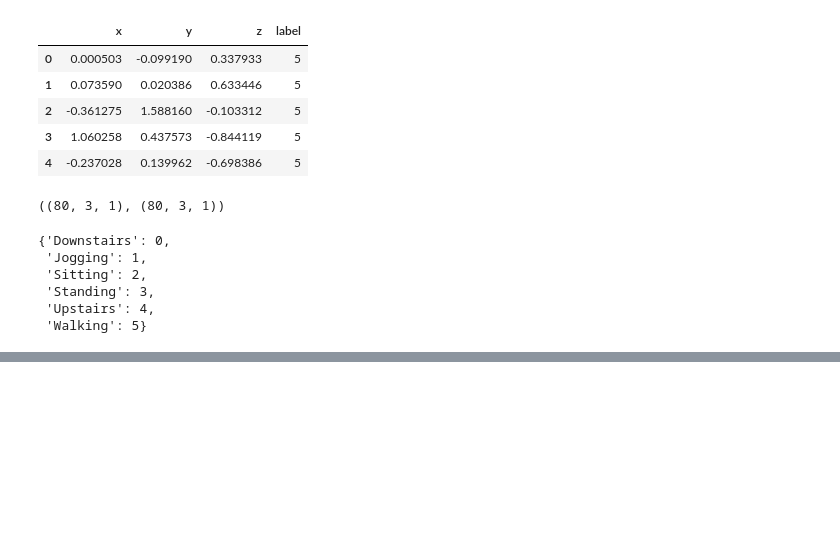
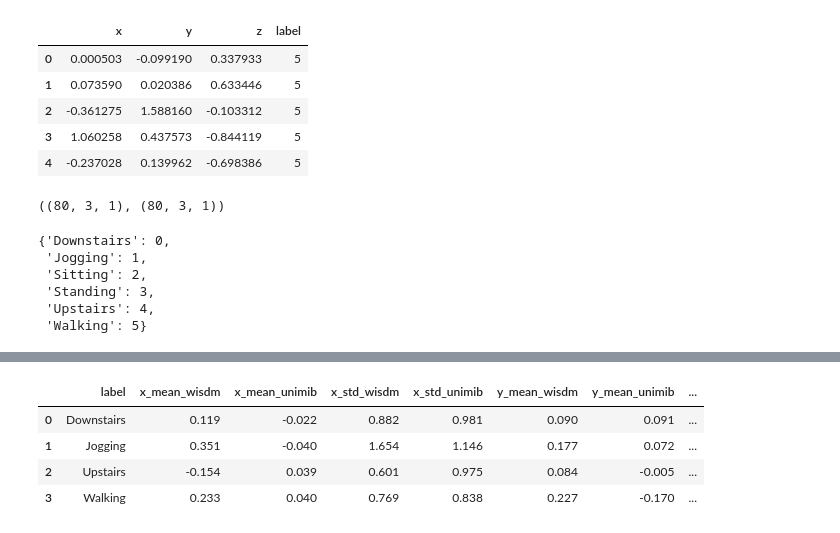
Before and after one commit to Azamatas/arsu-labs-action-recognition, a Jupyter notebook: reproduction of papers/CNN/WISDM-СNN tested on UniMiB.ipynb, the cells around one changed output, grey strips where cells are left out. Saved outputs shown, nothing was run; the diff lists cells and outputs as text; code cells hidden in the pictures; blank space fills up the shorter version.

```diff
--- a/reproduction of papers/CNN/WISDM-СNN tested on UniMiB.ipynb
+++ b/reproduction of papers/CNN/WISDM-СNN tested on UniMiB.ipynb
@@ -497,0 +455,83 @@ Name: count, dtype: int64
+# %%
+wisdm_train_statistics = calculate_label_statistics(
+    X_train,
+    y_train,
+    label.classes_,
+)
+
+wisdm_test_statistics = calculate_label_statistics(
+    X_test,
+    y_test,
+    label.classes_,
+)
+# %%
+shared_class_names = [
+    "Downstairs",
+    "Jogging",
+    "Upstairs",
+    "Walking",
+]
+
+wisdm_shared_statistics = wisdm_train_statistics[
+    wisdm_train_statistics["label"].isin(shared_class_names)
+].copy()
+
+unimib_shared_statistics = unimib_statistics[
+    unimib_statistics["label"].isin(shared_class_names)
+].copy()
+
+statistics_comparison = wisdm_shared_statistics.merge(
+    unimib_shared_statistics,
+    on="label",
+    suffixes=("_wisdm", "_unimib"),
+)
+
+comparison_columns = [
+    "label",
+    "x_mean_wisdm",
+    "x_mean_unimib",
+    "x_std_wisdm",
+    "x_std_unimib",
+    "y_mean_wisdm",
+    "y_mean_unimib",
+    "y_std_wisdm",
+    "y_std_unimib",
+    "z_mean_wisdm",
+    "z_mean_unimib",
+    "z_std_wisdm",
+    "z_std_unimib",
+]
+
+display(
+    statistics_comparison[comparison_columns].round(3)
+)
+for axis in ["x", "y", "z"]:
+    statistics_comparison[f"{axis}_mean_difference"] = (
+        statistics_comparison[f"{axis}_mean_unimib"]
+        - statistics_comparison[f"{axis}_mean_wisdm"]
+    ).abs()
+
+    statistics_comparison[f"{axis}_std_ratio"] = (
+        statistics_comparison[f"{axis}_std_unimib"]
+        / statistics_comparison[f"{axis}_std_wisdm"]
+    )
+
+display(
+    statistics_comparison[
+        [
+            "label",
+            "x_mean_difference",
+            "x_std_ratio",
+            "y_mean_difference",
+            "y_std_ratio",
+            "z_mean_difference",
+            "z_std_ratio",
+        ]
+    ].round(3)
+)
+# %% [output]
+|  | label | x_mean_wisdm | x_mean_unimib | x_std_wisdm | x_std_unimib | y_mean_wisdm | y_mean_unimib | ... |
+| 0 | Downstairs | 0.119 | -0.022 | 0.882 | 0.981 | 0.090 | 0.091 | ... |
+| 1 | Jogging | 0.351 | -0.040 | 1.654 | 1.146 | 0.177 | 0.072 | ... |
+| 2 | Upstairs | -0.154 | 0.039 | 0.601 | 0.975 | 0.084 | -0.005 | ... |
+| 3 | Walking | 0.233 | 0.040 | 0.769 | 0.838 | 0.227 | -0.170 | ... |
```
Also changed, not shown: parts of 19 cells of this notebook.
